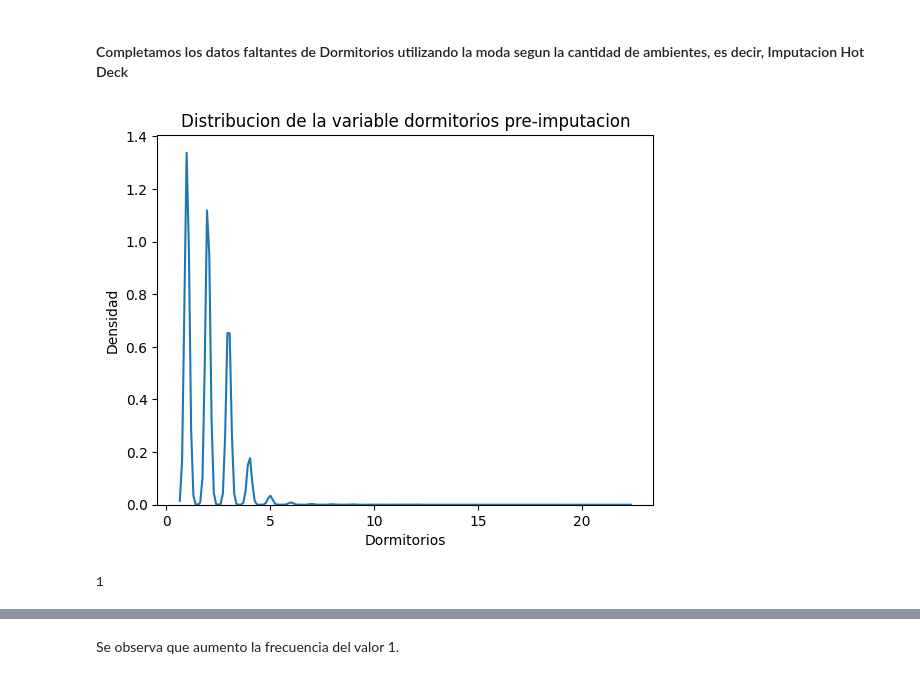
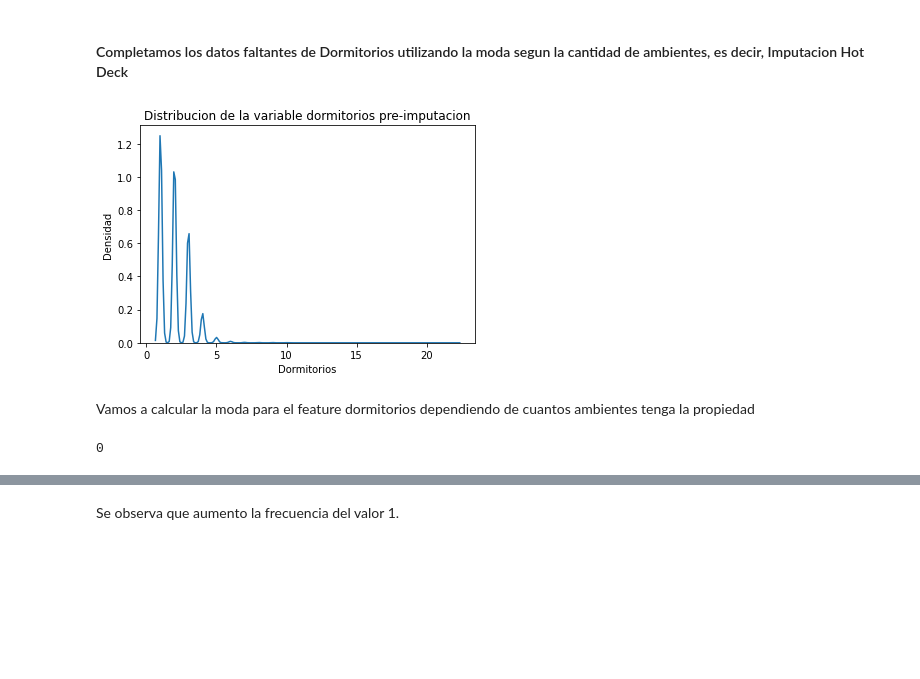
Before and after one commit to napoli-lucia/7506-Organizacion-de-Datos-TPs, a Jupyter notebook: 7506R_TP1_GRUPO18_ENTREGA_N1.ipynb, the cells around one changed output, grey strips where cells are left out. Saved outputs shown, nothing was run; the diff lists cells and outputs as text; code cells hidden in the pictures; blank space fills up the shorter version.

```diff
--- a/7506R_TP1_GRUPO18_ENTREGA_N1.ipynb
+++ b/7506R_TP1_GRUPO18_ENTREGA_N1.ipynb
@@ -1522,3 +1538,8 @@ Se eliminaron: 5 filas despues de verificar coordenadas, lo cual representa un 0
+# %%
+x_train.reset_index(drop=True, inplace=True)
+x_test.reset_index(drop=True, inplace=True)
+y_train.reset_index(drop=True, inplace=True)
+y_test.reset_index(drop=True, inplace=True)
 # %% [markdown]
 <h4 align="center"><b> Determinar, de ser posible, estrategias para reparar los valores faltantes </b></h4>
 # %% [markdown]
@@ -1526,28 +1553,30 @@ Se eliminaron: 5 filas despues de verificar coordenadas, lo cual representa un 0
 # %%
 medias_latitud = {}
+medias_latitud['default'] = x_train.latitud.mean()
 medias_longitud = {}
-valores_place = df.groupby(by=["barrio"]).mean().index
-grupos = df.groupby(by=["barrio"]).mean()
+medias_longitud['default'] = x_train.longitud.mean()
+valores_place = x_train.groupby(by=["barrio"]).mean().index
+grupos = x_train.groupby(by=["barrio"]).mean()
 # %%
 for place in valores_place:
     medias_latitud[place] = grupos.latitud[place]
     medias_longitud[place] = grupos.longitud[place]
 # %%
 for place in valores_place:
-    mask = (df["longitud"].isnull()) & (df["barrio"] == place)
-    df.loc[mask, "longitud"] = medias_longitud[place]
+    mask = (x_train["longitud"].isnull()) & (x_train["barrio"] == place)
+    x_train.loc[mask, "longitud"] = medias_longitud.get(place, medias_longitud['default'])
 # %%
 for place in valores_place:
-    mask = (df["latitud"].isnull()) & (df["barrio"] == place)
-    df.loc[mask, "latitud"] = medias_latitud[place]
+    mask = (x_train["latitud"].isnull()) & (x_train["barrio"] == place)
+    x_train.loc[mask, "latitud"] = medias_latitud.get(place, medias_latitud['default'])
 # %% [markdown]
 #### Completamos los datos faltantes de Dormitorios utilizando la moda segun la cantidad de ambientes, es decir, Imputacion Hot Deck
 # %%
 # Distribucion de la variable dormitorios antes de imputar o reparar datos
-sns_hist = sns.kdeplot(data=df.dormitorios).set(
+sns_hist = sns.kdeplot(data=x_train.dormitorios).set(
     title="Distribucion de la variable dormitorios pre-imputacion",
     xlabel="Dormitorios",
     ylabel="Densidad",
 )
 # %% [output]
-[figure, old version]
+[figure, new version]
@@ -1567,0 +1583,2 @@ for n in unique_rooms:
+# %% [markdown]
+Vamos a calcular la moda para el feature dormitorios dependiendo de cuantos ambientes tenga la propiedad
@@ -1568,5 +1606,5 @@ for n in unique_rooms:
 # %%
 # Volvemos a chequear que no tengamos datos faltantes luego de imputar
-df.dormitorios.isnull().sum()
+x_train.dormitorios.isnull().sum()
 # %% [output]
-1
+0
```
Also changed, not shown: parts of 85 cells of this notebook, 2 other files.
